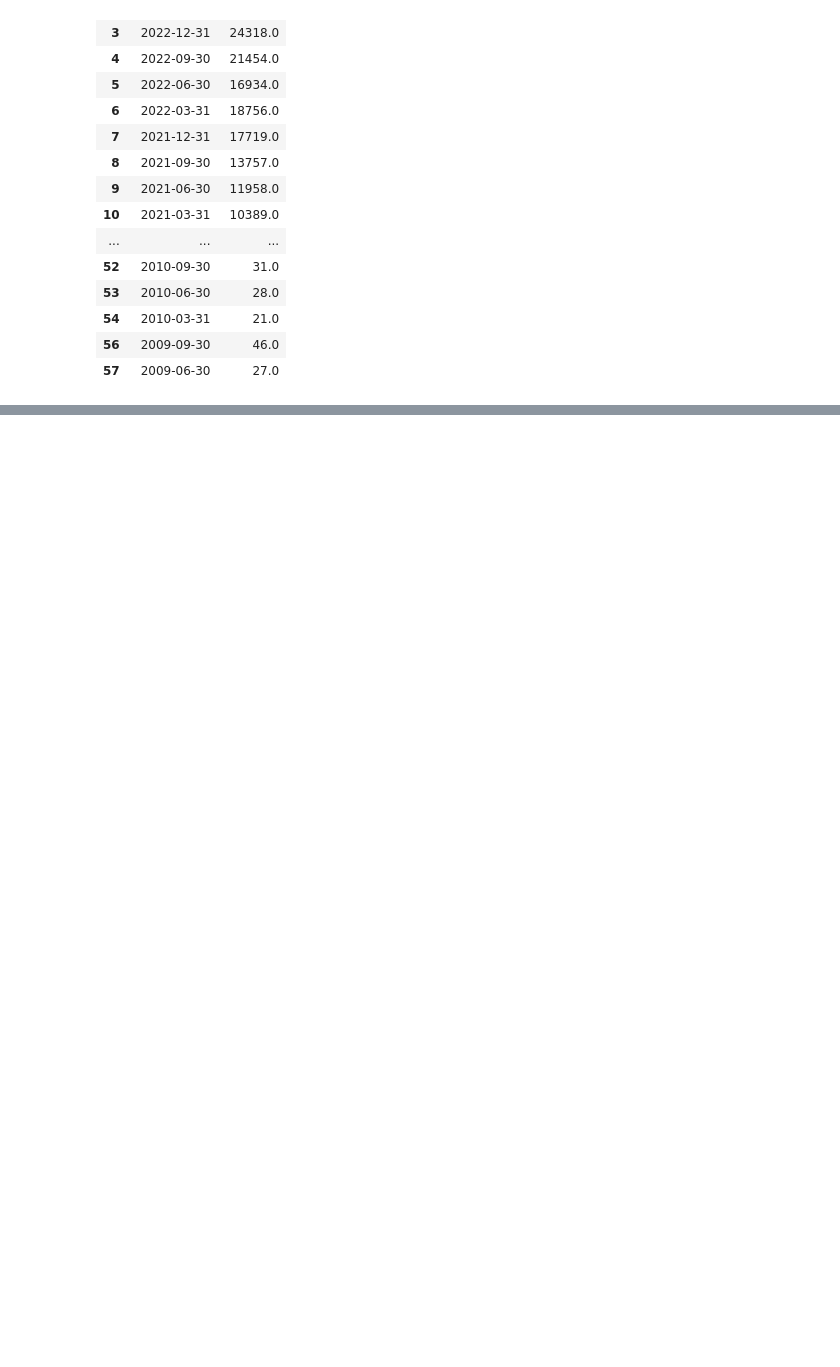
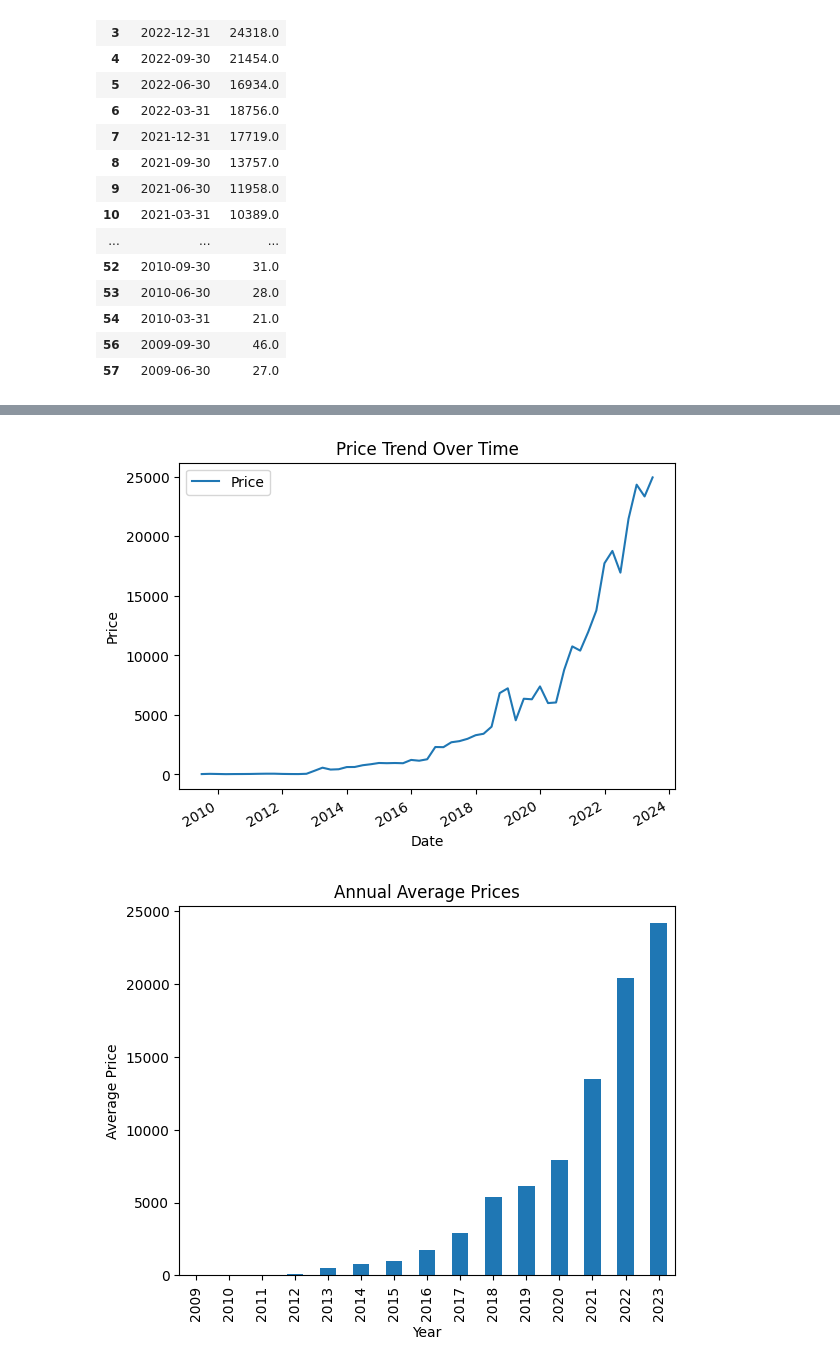
Before and after one commit to 4GeeksAcademy/EugeneJosephCruz-web-scraping-project-tutorial, a Jupyter notebook: src/Project.ipynb, the cells around one changed output, grey strips where cells are left out. Drawn from its saved outputs; the diff is of its cells as text; code cells hidden in the pictures; blank space fills up the shorter version.

```diff
--- a/src/Project.ipynb
+++ b/src/Project.ipynb
@@ -104,0 +157,41 @@ df
+# %%
+
+
+# Connect to SQLite database
+conn = sqlite3.connect('my_database.db')
+
+# Extract data from database into a DataFrame
+query = "SELECT * FROM financial_data"
+df = pd.read_sql_query(query, conn)
+
+# Ensure Date column is in datetime format
+df['Date'] = pd.to_datetime(df['Date'])
+
+# Close the connection
+conn.close()
+
+# Visualization 1: Time Series Plot
+df.plot(x='Date', y='Price', kind='line')
+plt.title('Price Trend Over Time')
+plt.xlabel('Date')
+plt.ylabel('Price')
+plt.show()
+
+# Visualization 2: Bar Chart (example: annual average prices)
+df['Year'] = df['Date'].dt.year
+annual_avg = df.groupby('Year')['Price'].mean()
+annual_avg.plot(kind='bar')
+plt.title('Annual Average Prices')
+plt.xlabel('Year')
+plt.ylabel('Average Price')
+plt.show()
+
+# Visualization 3: Box Plot (example: prices distribution per year)
+df.boxplot(column='Price', by='Year')
+plt.title('Annual Price Distribution')
+plt.xlabel('Year')
+plt.ylabel('Price')
+plt.show()
+# %% [output]
+[figure, added]
+[figure, added]
```
Also changed, not shown: parts of 4 cells of this notebook, 1 other file.
